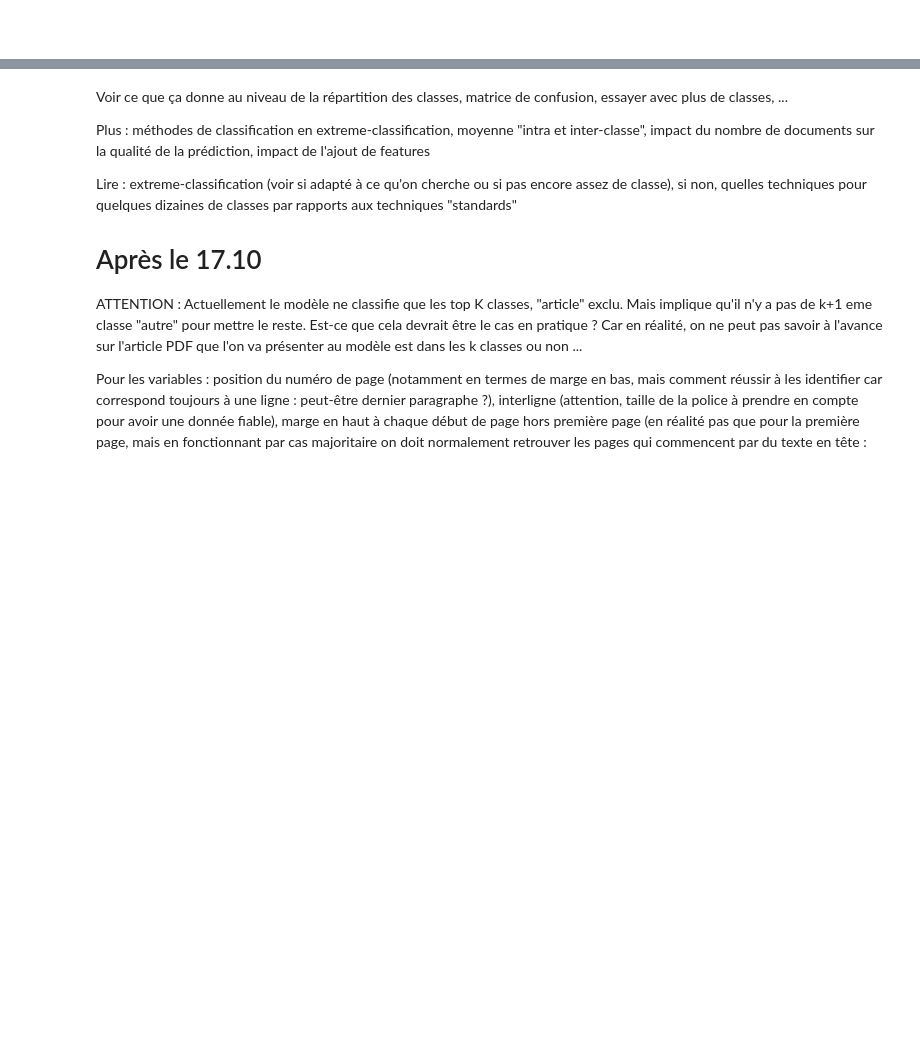
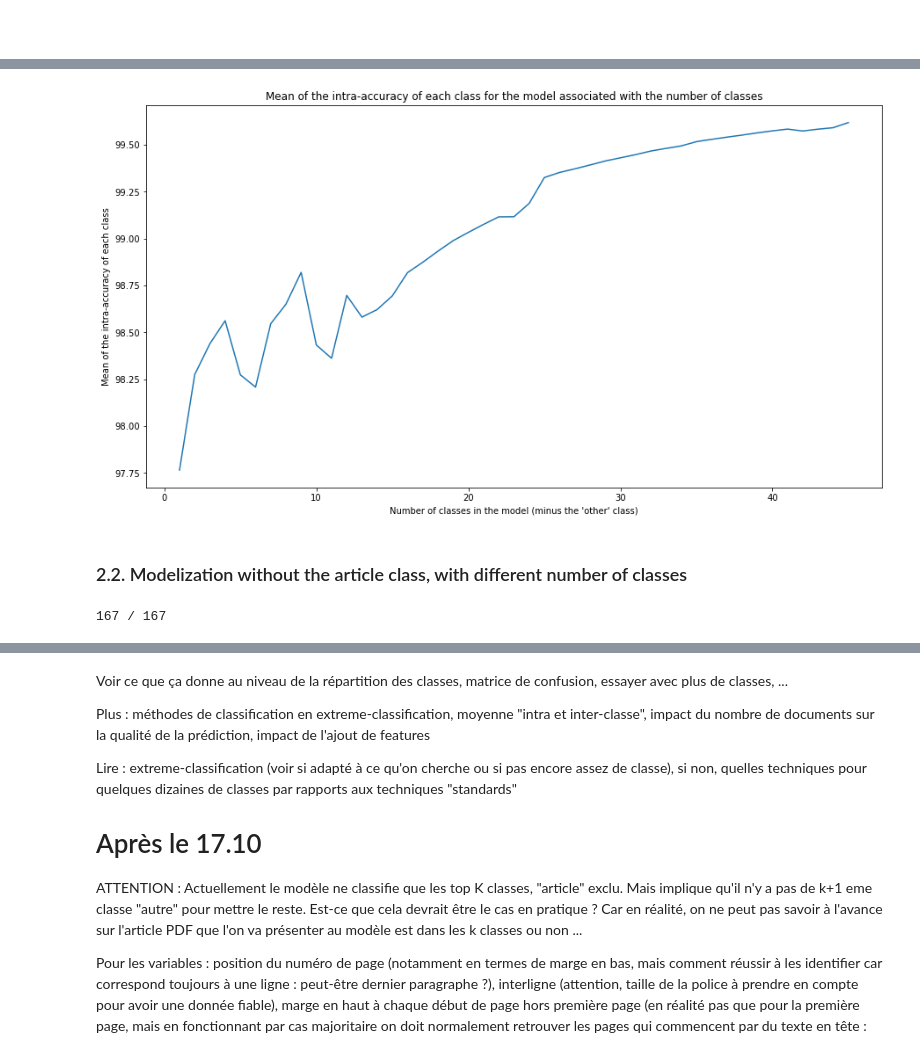
Before and after one commit to AntoineGauquier/document_class_classification, a Jupyter notebook: svm_classification_model.ipynb, the cells around one changed output, grey strips where cells are left out. Cells and saved outputs as stored; diff of their text form; code cells hidden in the pictures; blank space fills up the shorter version.

```diff
--- a/svm_classification_model.ipynb
+++ b/svm_classification_model.ipynb
@@ -2230,0 +5984,11 @@ outputs_2 = np.array(['0', '1', '0', '1', '1', '0', '2', '0', '3', '3', '3', '3'
+# %%
+plt.figure(figsize=(15, 8))
+plt.plot(range(1, len(list_of_mean_accuracies[:45]) + 1), list_of_mean_accuracies[:45])
+plt.xlabel("Number of classes in the model (minus the \'other\' class)")
+plt.ylabel("Mean of the intra-accuracy of each class")
+plt.title("Mean of the intra-accuracy of each class for the model associated with the number of classes")
+plt.show()
+# %% [output]
+[figure, added]
+# %% [markdown]
+### 2.2. Modelization without the article class, with different number of classes
@@ -2230,0 +6000,51 @@ outputs_2 = np.array(['0', '1', '0', '1', '1', '0', '2', '0', '3', '3', '3', '3'
+# %%
+training_set_without_article_class = []
+outputs_without_article_class = []
+
+for index in range(len(outputs)):
+    if outputs[index] != "article":
+        outputs_without_article_class.append(outputs[index])
+        training_set_without_article_class.append(training_set[index, :])
+
+training_set_without_article_class = np.array(training_set_without_article_class)
+
+print(training_set_without_article_class.shape)
+print(len(outputs_without_article_class))
+
+distinct_outputs = []
+
+for output in outputs_without_article_class:
+    if not(output in distinct_outputs):
+        distinct_outputs.append(output)
+
+
+from IPython.display import clear_output
+
+for number_of_class in range(1, len(distinct_outputs) + 1):
+    classes = {x:outputs_without_article_class.count(x) for x in outputs_without_article_class}
+    sorted_classes = sorted(classes, key=classes.get, reverse=True)
+    model_classes = sorted_classes[:number_of_class]
+
+    model_outputs = []
+
+    number_of_covered_outputs_by_model_classes = 0
+
+    for output in outputs_without_article_class:
+        if output in model_classes:
+            model_outputs.append(output)
+            number_of_covered_outputs_by_model_classes += 1
+        else:
+            model_outputs.append('other')
+
+    model = RandomForestClassifier(max_depth=15, random_state=0, max_features=None)
+    model.fit(training_set_without_article_class, model_outputs)
+
+    list_of_ground_truths.append(model_outputs)
+    list_of_class_coverage.append(100 * number_of_covered_outputs_by_model_classes / training_set_without_article_class.shape[0])
+    list_of_accuracies.append(model.score(training_set_without_article_class, model_outputs))
+    list_of_predictions.append(model.predict(training_set_without_article_class))
+
+    clear_output(wait=True)
+    print(str(number_of_class) + " / " + str(len(distinct_outputs)))
+# %% [output]
+167 / 167
```
Also changed, not shown: parts of 69 cells of this notebook.
